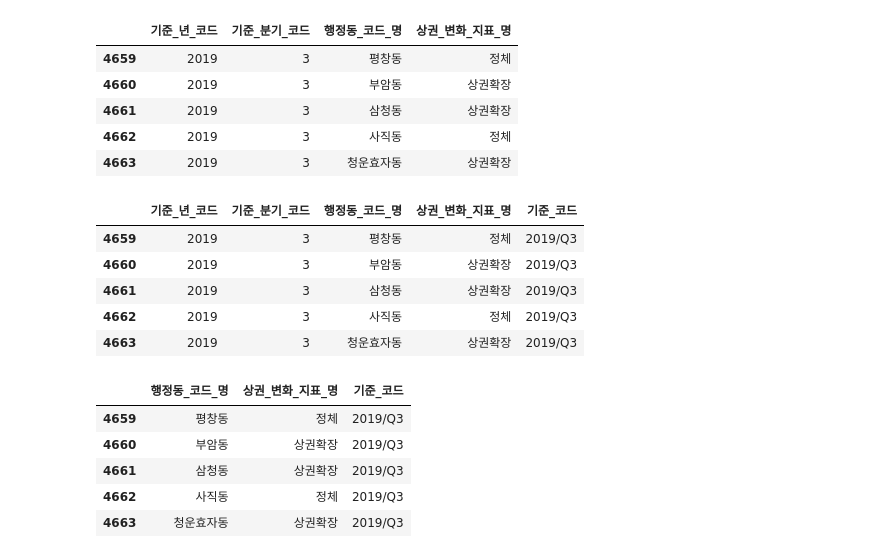
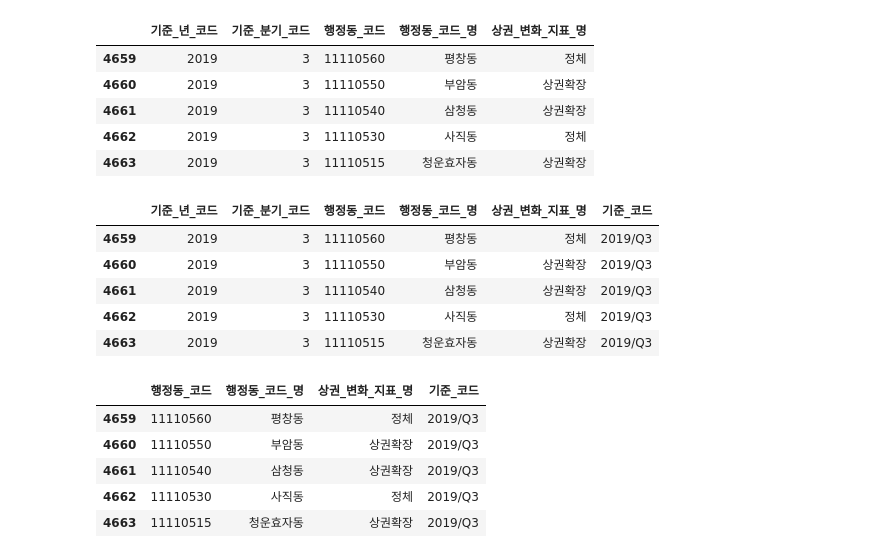
Before and after one commit to YongWanJin/KDTteam5_semiproject, a Jupyter notebook: code/상권변화지표_행정동별.ipynb, the cells around one changed output. Saved outputs shown, nothing was run; the diff lists cells and outputs as text; code cells hidden in the pictures.

```diff
--- a/code/상권변화지표_행정동별.ipynb
+++ b/code/상권변화지표_행정동별.ipynb
@@ -86,5 +39,0 @@ biz_copy[(biz_copy['행정동_코드_명'] == '신사동')]
-# %%
-#신사동의 중복 행 중 하위 행 삭제
-biz_area_chg = biz_area_chg.drop(index=[92, 516, 940, 1364, 1788, 2212, 2636, 3060, 3484, 3908, 4332])
-print(biz_area_chg[(biz_area_chg['행정동_코드_명'] == '신사동')])
-print(len(biz_area_chg[(biz_area_chg['행정동_코드_명'] == '신사동')]))
@@ -109,33 +40,33 @@ print(len(biz_area_chg[(biz_area_chg['행정동_코드_명'] == '신사동')]))
 # %%
 #필요한 컬럼만 추출
-biz_area_chg = biz_area_chg[['기준_년_코드', '기준_분기_코드', '행정동_코드_명','상권_변화_지표_명']]
+biz_area_chg = biz_area_chg[['기준_년_코드', '기준_분기_코드','행정동_코드', '행정동_코드_명','상권_변화_지표_명']]
 biz_area_chg.tail()
 # %% [output]
-|  | 기준_년_코드 | 기준_분기_코드 | 행정동_코드_명 | 상권_변화_지표_명 |
-| 4659 | 2019 | 3 | 평창동 | 정체 |
-| 4660 | 2019 | 3 | 부암동 | 상권확장 |
-| 4661 | 2019 | 3 | 삼청동 | 상권확장 |
-| 4662 | 2019 | 3 | 사직동 | 정체 |
-| 4663 | 2019 | 3 | 청운효자동 | 상권확장 |
+|  | 기준_년_코드 | 기준_분기_코드 | 행정동_코드 | 행정동_코드_명 | 상권_변화_지표_명 |
+| 4659 | 2019 | 3 | 11110560 | 평창동 | 정체 |
+| 4660 | 2019 | 3 | 11110550 | 부암동 | 상권확장 |
+| 4661 | 2019 | 3 | 11110540 | 삼청동 | 상권확장 |
+| 4662 | 2019 | 3 | 11110530 | 사직동 | 정체 |
+| 4663 | 2019 | 3 | 11110515 | 청운효자동 | 상권확장 |
 # %%
 #분기별 분류를 위해 '기준 년'과 '기분 분기' 합침
 biz_area_chg['기준_코드'] = biz_area_chg[['기준_년_코드', '기준_분기_코드']].apply('/Q'.join, axis=1)
 biz_area_chg.tail()
 # %% [output]
-|  | 기준_년_코드 | 기준_분기_코드 | 행정동_코드_명 | 상권_변화_지표_명 | 기준_코드 |
-| 4659 | 2019 | 3 | 평창동 | 정체 | 2019/Q3 |
-| 4660 | 2019 | 3 | 부암동 | 상권확장 | 2019/Q3 |
-| 4661 | 2019 | 3 | 삼청동 | 상권확장 | 2019/Q3 |
-| 4662 | 2019 | 3 | 사직동 | 정체 | 2019/Q3 |
-| 4663 | 2019 | 3 | 청운효자동 | 상권확장 | 2019/Q3 |
+|  | 기준_년_코드 | 기준_분기_코드 | 행정동_코드 | 행정동_코드_명 | 상권_변화_지표_명 | 기준_코드 |
+| 4659 | 2019 | 3 | 11110560 | 평창동 | 정체 | 2019/Q3 |
+| 4660 | 2019 | 3 | 11110550 | 부암동 | 상권확장 | 2019/Q3 |
+| 4661 | 2019 | 3 | 11110540 | 삼청동 | 상권확장 | 2019/Q3 |
+| 4662 | 2019 | 3 | 11110530 | 사직동 | 정체 | 2019/Q3 |
+| 4663 | 2019 | 3 | 11110515 | 청운효자동 | 상권확장 | 2019/Q3 |
 # %%
 #'기준 년'과 '기분 분기' 열 제거
 biz_area_chg = biz_area_chg.drop(['기준_년_코드', '기준_분기_코드'], axis=1)
 biz_area_chg.tail()
 # %% [output]
-|  | 행정동_코드_명 | 상권_변화_지표_명 | 기준_코드 |
-| 4659 | 평창동 | 정체 | 2019/Q3 |
-| 4660 | 부암동 | 상권확장 | 2019/Q3 |
-| 4661 | 삼청동 | 상권확장 | 2019/Q3 |
-| 4662 | 사직동 | 정체 | 2019/Q3 |
-| 4663 | 청운효자동 | 상권확장 | 2019/Q3 |
+|  | 행정동_코드 | 행정동_코드_명 | 상권_변화_지표_명 | 기준_코드 |
+| 4659 | 11110560 | 평창동 | 정체 | 2019/Q3 |
+| 4660 | 11110550 | 부암동 | 상권확장 | 2019/Q3 |
+| 4661 | 11110540 | 삼청동 | 상권확장 | 2019/Q3 |
+| 4662 | 11110530 | 사직동 | 정체 | 2019/Q3 |
+| 4663 | 11110515 | 청운효자동 | 상권확장 | 2019/Q3 |
```
Also changed, not shown: parts of 31 cells of this notebook.
